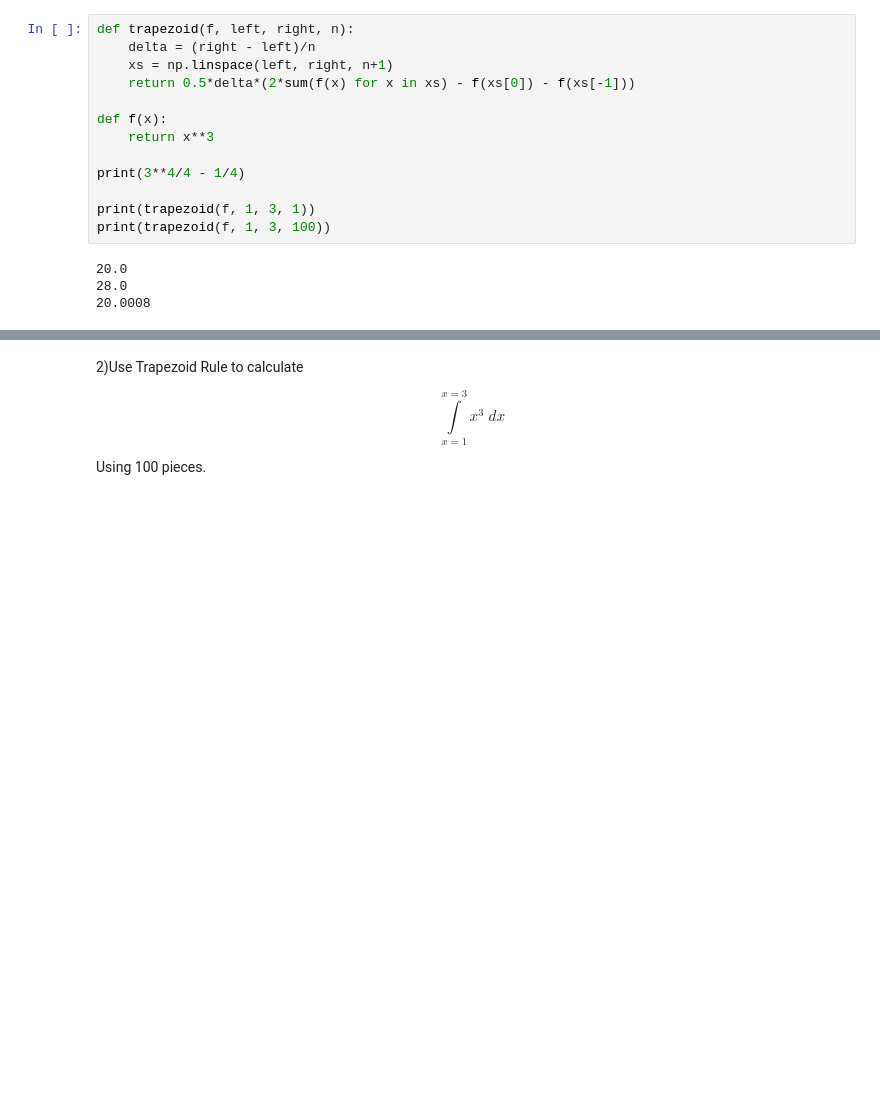
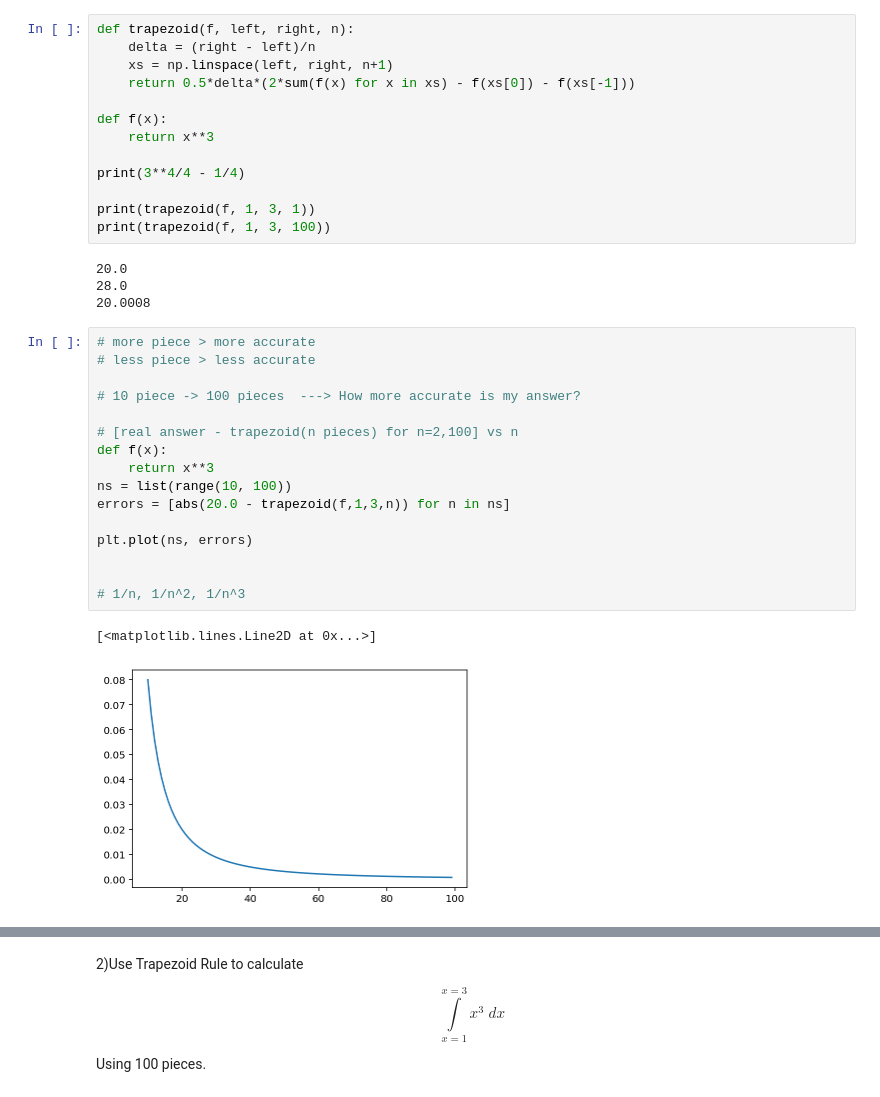
Before and after one commit to MUIC-Numerical-Methods-2018/Exercise-3, a Jupyter notebook: 03 Interpolation and Integration.ipynb, the cells around one changed output, grey strips where cells are left out. Drawn from its saved outputs; the diff is of its cells as text; blank space fills up the shorter version.

```diff
--- a/03 Interpolation and Integration.ipynb
+++ b/03 Interpolation and Integration.ipynb
@@ -180,3 +180,22 @@ print(trapezoid(f, 1, 3, 100))
 20.0
 28.0
 20.0008
+# %%
+# more piece > more accurate
+# less piece > less accurate
+
+# 10 piece -> 100 pieces  ---> How more accurate is my answer?
+
+# [real answer - trapezoid(n pieces) for n=2,100] vs n
+def f(x):
+    return x**3
+ns = list(range(10, 100))
+errors = [abs(20.0 - trapezoid(f,1,3,n)) for n in ns]
+
+plt.plot(ns, errors)
+
+
+# 1/n, 1/n^2, 1/n^3
+# %% [output]
+[<matplotlib.lines.Line2D at 0x...>]
+[figure, added]
```
Also changed, not shown: parts of 5 cells of this notebook.
